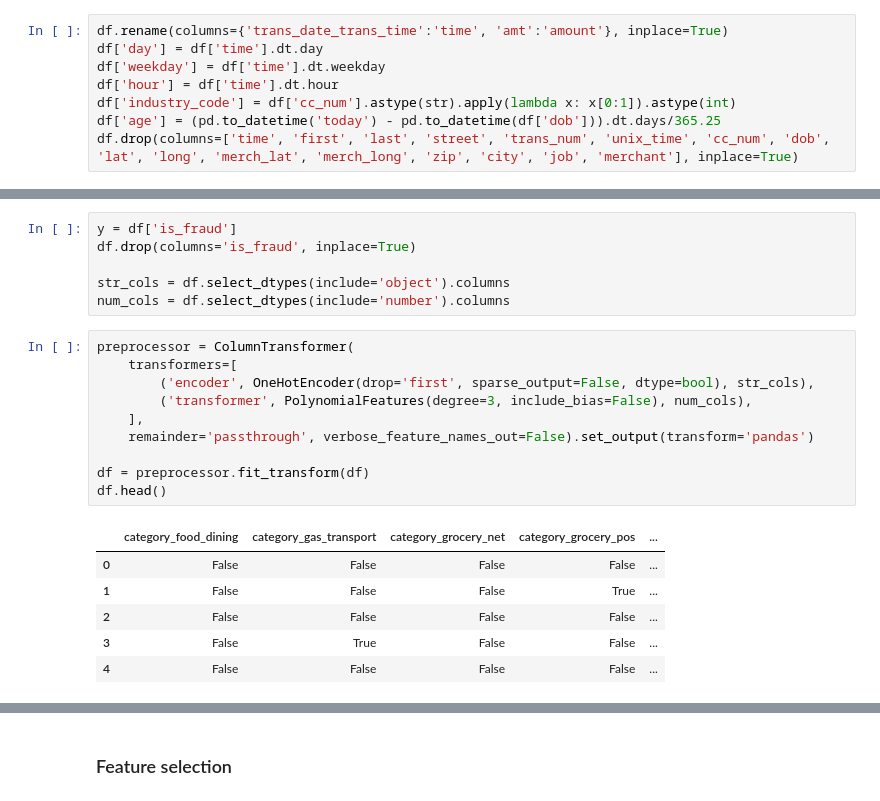
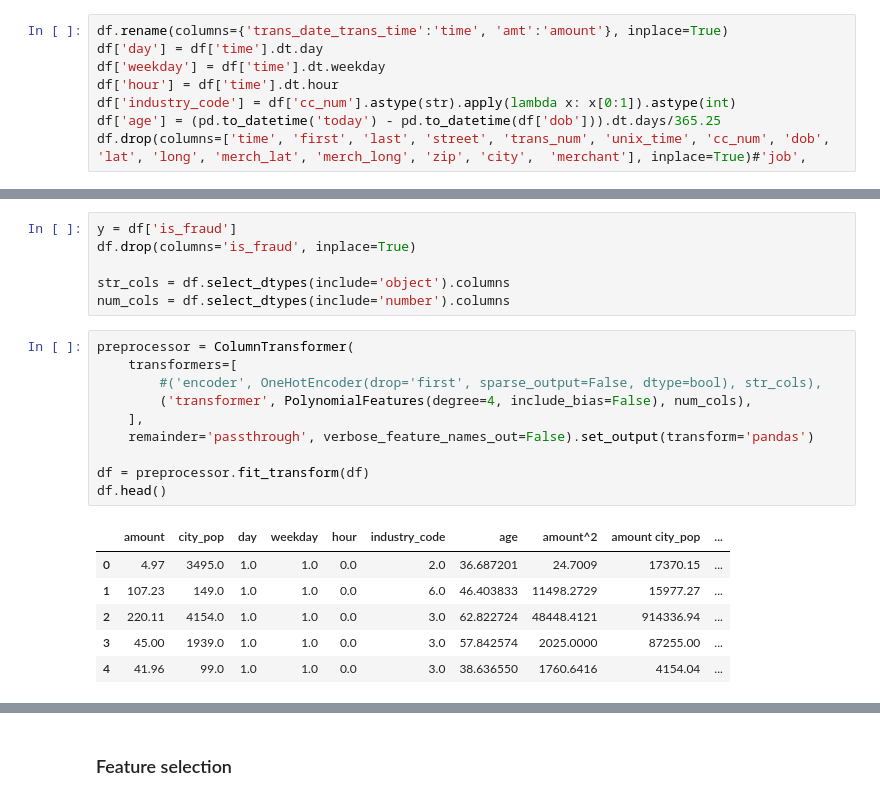
Before and after one commit to ArtemAntonov/Credit-Card-Transactions-Fraud-Detection, a Jupyter notebook: 2. Preprocessing.ipynb, the cells around one changed output, grey strips where cells are left out. Drawn from its saved outputs; the diff is of its cells as text.

```diff
--- a/2. Preprocessing.ipynb
+++ b/2. Preprocessing.ipynb
@@ -35,7 +36,7 @@ df['weekday'] = df['time'].dt.weekday
 df['hour'] = df['time'].dt.hour
 df['industry_code'] = df['cc_num'].astype(str).apply(lambda x: x[0:1]).astype(int)
 df['age'] = (pd.to_datetime('today') - pd.to_datetime(df['dob'])).dt.days/365.25
-df.drop(columns=['time', 'first', 'last', 'street', 'trans_num', 'unix_time', 'cc_num', 'dob', 'lat', 'long', 'merch_lat', 'merch_long', 'zip', 'city', 'job', 'merchant'], inplace=True)
+df.drop(columns=['time', 'first', 'last', 'street', 'trans_num', 'unix_time', 'cc_num', 'dob', 'lat', 'long', 'merch_lat', 'merch_long', 'zip', 'city',  'merchant'], inplace=True)#'job',
 # %% [markdown]
 ### Feature generation
 # %%
@@ -47,20 +48,20 @@ num_cols = df.select_dtypes(include='number').columns
 # %%
 preprocessor = ColumnTransformer(
     transformers=[
-        ('encoder', OneHotEncoder(drop='first', sparse_output=False, dtype=bool), str_cols),
-        ('transformer', PolynomialFeatures(degree=3, include_bias=False), num_cols),
+        #('encoder', OneHotEncoder(drop='first', sparse_output=False, dtype=bool), str_cols),
+        ('transformer', PolynomialFeatures(degree=4, include_bias=False), num_cols),
     ],
     remainder='passthrough', verbose_feature_names_out=False).set_output(transform='pandas')
 
 df = preprocessor.fit_transform(df)
 df.head()
 # %% [output]
-|  | category_food_dining | category_gas_transport | category_grocery_net | category_grocery_pos | ... |
-| 0 | False | False | False | False | ... |
-| 1 | False | False | False | True | ... |
-| 2 | False | False | False | False | ... |
-| 3 | False | True | False | False | ... |
-| 4 | False | False | False | False | ... |
+|  | amount | city_pop | day | weekday | hour | industry_code | age | amount^2 | amount city_pop | ... |
+| 0 | 4.97 | 3495.0 | 1.0 | 1.0 | 0.0 | 2.0 | 36.687201 | 24.7009 | 17370.15 | ... |
+| 1 | 107.23 | 149.0 | 1.0 | 1.0 | 0.0 | 6.0 | 46.403833 | 11498.2729 | 15977.27 | ... |
+| 2 | 220.11 | 4154.0 | 1.0 | 1.0 | 0.0 | 3.0 | 62.822724 | 48448.4121 | 914336.94 | ... |
+| 3 | 45.00 | 1939.0 | 1.0 | 1.0 | 0.0 | 3.0 | 57.842574 | 2025.0000 | 87255.00 | ... |
+| 4 | 41.96 | 99.0 | 1.0 | 1.0 | 0.0 | 3.0 | 38.636550 | 1760.6416 | 4154.04 | ... |
 # %%
 def evaluate(title):
     models = dict()
```
Also changed, not shown: parts of 25 cells of this notebook, 7 other files.
